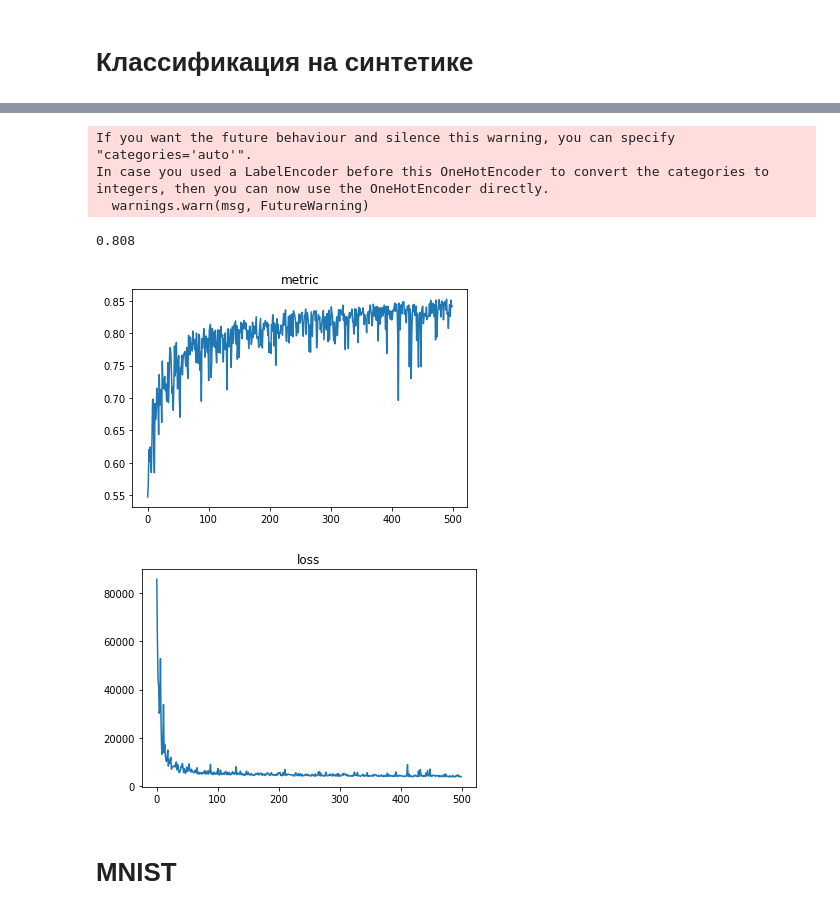
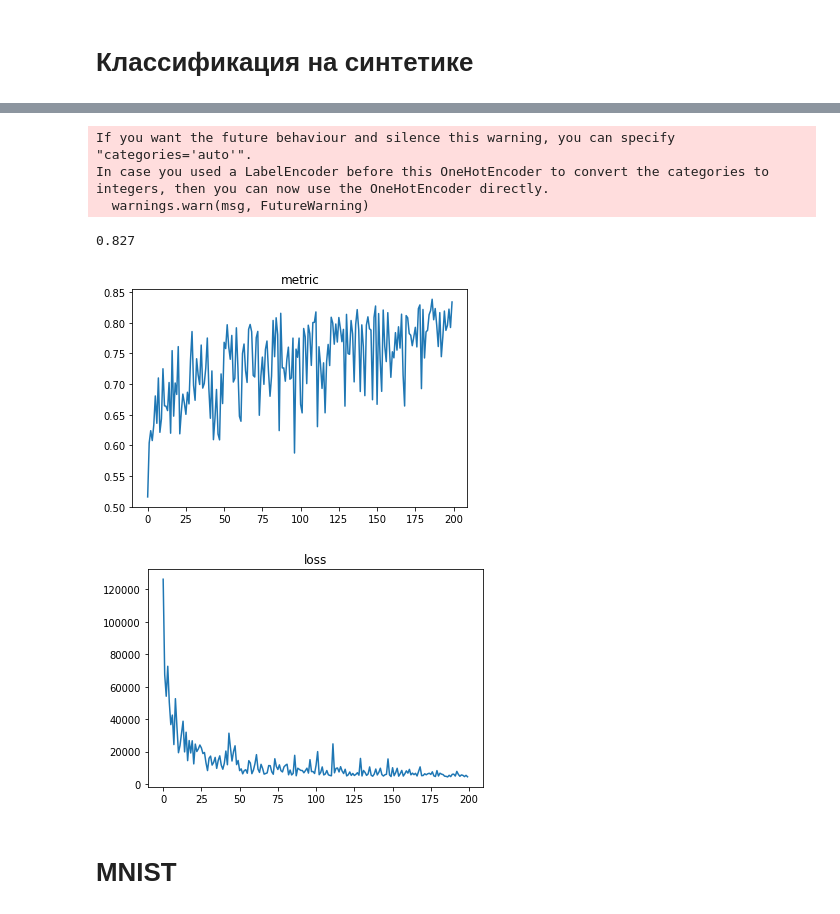
Before and after one commit to peter-pogorelov/spbsu-mlclass, a Jupyter notebook: ml-04.ipynb, the cells around one changed output, grey strips where cells are left out. Cells and saved outputs as stored; diff of their text form; code cells hidden in the pictures.

```diff
--- a/ml-04.ipynb
+++ b/ml-04.ipynb
@@ -147,7 +147,7 @@ class ActivationSoftPlus(Activation):
 # %%
 ST_TRAIN = 0
 ST_INFERENCE = 1
-
+class Layer(object): pass
 
 class Layer(object):
     def __init__(self):
@@ -160,7 +160,7 @@ class Layer(object):
     def forward(self, X): pass
 
     @abstractmethod
-    def backward(prev_layer: Layer = None, next_layer: Layer = None, X = None, y=None): pass
+    def backward(self, dZ, prev_layer: Layer = None): pass
 
     @abstractmethod
     def update(self, lr): pass
@@ -171,18 +171,34 @@ class Dropout(FakeLayer):
     def __init__(self, proba=0.6):
         super().__init__()
 
+        self.z = None
         self.proba = proba
 
     def forward(self, X):
+        self.z = X
+
         if self.state == ST_TRAIN:
             neuron_state = np.random.choice([0, 1], p=[1 - self.proba, self.proba], size=X.shape[1])
+            #self.z = X * neuron_state / self.proba
             return X * neuron_state / self.proba
         elif self.state == ST_INFERENCE:
             return X
 
-    def backward(prev_layer: Layer = None, next_layer: Layer = None, X = None, y=None): pass
+    def backward(self, dZ, prev_layer: Layer = None):
+        return dZ
 
     def update(self, lr): pass
+
+class InputLayer(FakeLayer):
+    def __init__(self):
+        super().__init__()
+
+    def forward(self, X):
+        self.z = X
+        return self.z
+
+    def backward(self, dZ, prev_layer: Layer = None):
+        pass
 # %%
 class ActivationLayer(Layer):
     def __init__(self, activation_func: Activation):
@@ -321,15 +332,9 @@ class NeuralNet(object):
         return prev_output
 
     def _backward(self, X, y):
-        _active_layers = [layer for layer in self._layers if not isinstance(layer, FakeLayer)]
-
-        for ix_layer in reversed(range(len(_active_layers))):
-            if ix_layer > 0 and ix_layer < len(_active_layers)-1:
-                _active_layers[ix_layer].backward(_active_layers[ix_layer-1], _active_layers[ix_layer+1], X, y)
-            elif ix_layer == 0:
-                _active_layers[ix_layer].backward(None, _active_layers[ix_layer+1], X, y)
-            elif ix_layer == len(self._layers) - 1:
-                _active_layers[ix_layer].backward(_active_layers[ix_layer-1], None, X, y)
+        dZ = y
+        for ix_layer in reversed(range(len(self._layers))[1:]):
+            dZ = self._layers[ix_layer].backward(dZ, prev_layer=self._layers[ix_layer-1])
 
     def _update(self, epoch):
         for layer in self._layers:
@@ -433,30 +440,31 @@ In case you used a LabelEncoder before this OneHotEncoder to convert the categor
 # %%
-nn = NeuralNet(epochs=500, batch_size=500, lr_decay_rate=2e-3, lr=.3)#3000, 2, 3e-4, 100)
+nn = NeuralNet(epochs=200, batch_size=1000, lr_decay_rate=1e-3, lr=.2)#3000, 2, 3e-4, 100)
 
+nn.add(InputLayer())
 nn.add(Dropout(.9))
 nn.add(Dense(64))
 nn.add(ReLU())
 nn.add(Dense(5))
 nn.add(SoftMaxCrossEntropy())
 
 history = nn.fit(X_train, y_train.reshape(-1, 1))
 result = nn.predict(X_test)
 
 print(accuracy_score(result, y_test))
 
 plt.plot(history['metric'])
 plt.title('metric')
 plt.show()
 plt.plot(history['loss'])
 plt.title('loss')
 plt.show()
 # %% [output]
 If you want the future behaviour and silence this warning, you can specify "categories='auto'".
 In case you used a LabelEncoder before this OneHotEncoder to convert the categories to integers, then you can now use the OneHotEncoder directly.
   warnings.warn(msg, FutureWarning)
-0.808
+0.827
-[figure, old version]
+[figure, new version]
-[figure, old version]
+[figure, new version]
 # %% [markdown]
 # MNIST
 # %%
```
Also changed, not shown: parts of 8 cells of this notebook.
